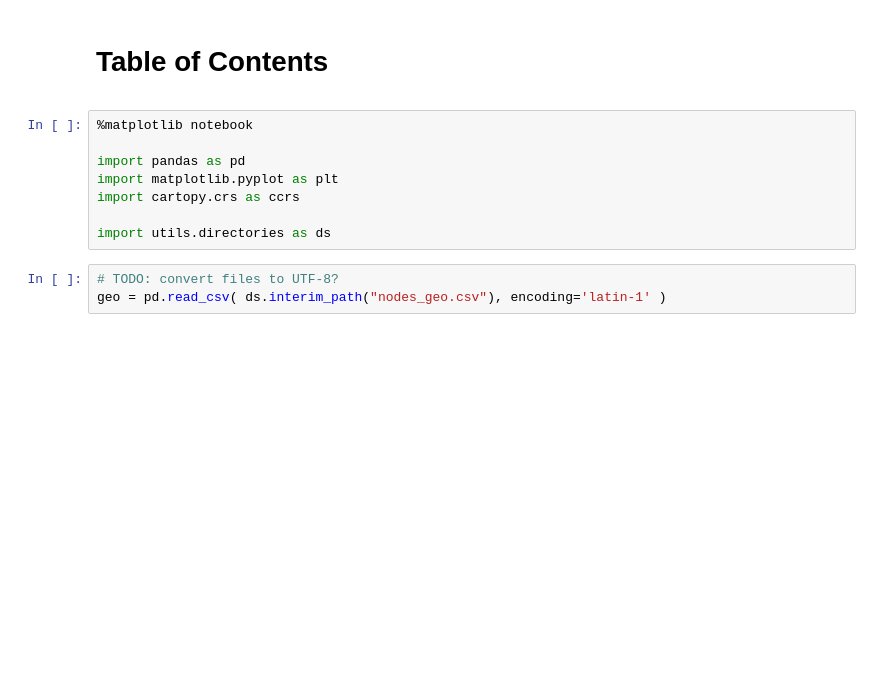
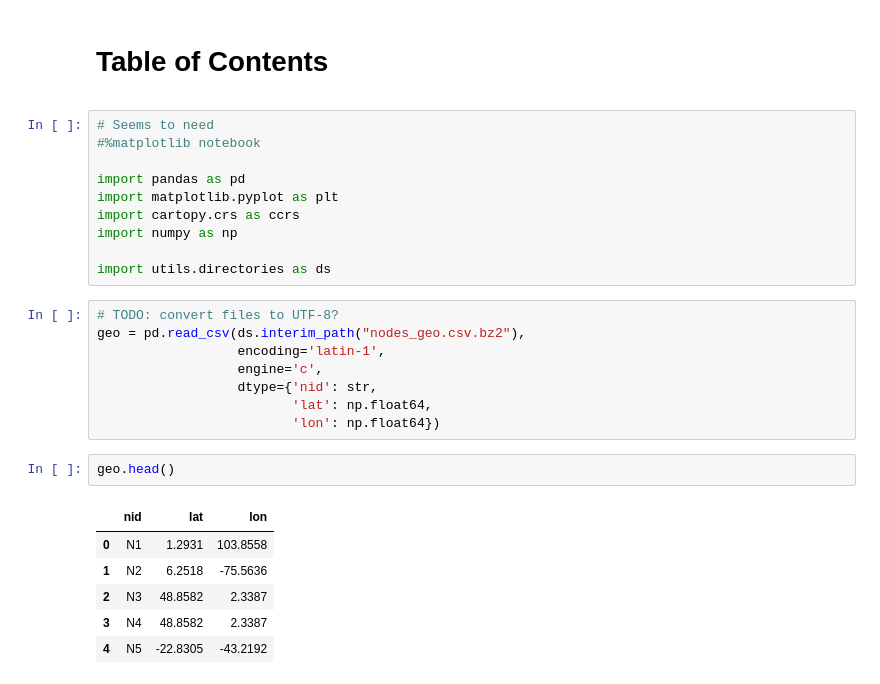
Before and after one commit to tduberne/internet-topology, a Jupyter notebook: notebooks/001-td-node-locations.ipynb, the cells around one changed output. Drawn from its saved outputs; the diff is of its cells as text; blank space fills up the shorter version.

```diff
--- a/notebooks/001-td-node-locations.ipynb
+++ b/notebooks/001-td-node-locations.ipynb
@@ -2,14 +2,30 @@
 <h1>Table of Contents<span class="tocSkip"></span></h1>
 <div class="toc"><ul class="toc-item"></ul></div>
 # %%
-%matplotlib notebook
+# Seems to need
+#%matplotlib notebook
 
 import pandas as pd
 import matplotlib.pyplot as plt
 import cartopy.crs as ccrs
+import numpy as np
 
 import utils.directories as ds
 # %%
 # TODO: convert files to UTF-8?
-geo = pd.read_csv( ds.interim_path("nodes_geo.csv"), encoding='latin-1' )
+geo = pd.read_csv(ds.interim_path("nodes_geo.csv.bz2"),
+                  encoding='latin-1',
+                  engine='c',
+                  dtype={'nid': str,
+                         'lat': np.float64,
+                         'lon': np.float64})
+# %%
+geo.head()
+# %% [output]
+|  | nid | lat | lon |
+| 0 | N1 | 1.2931 | 103.8558 |
+| 1 | N2 | 6.2518 | -75.5636 |
+| 2 | N3 | 48.8582 | 2.3387 |
+| 3 | N4 | 48.8582 | 2.3387 |
+| 4 | N5 | -22.8305 | -43.2192 |
 # %%
```
Also changed, not shown: parts of 6 cells of this notebook.
